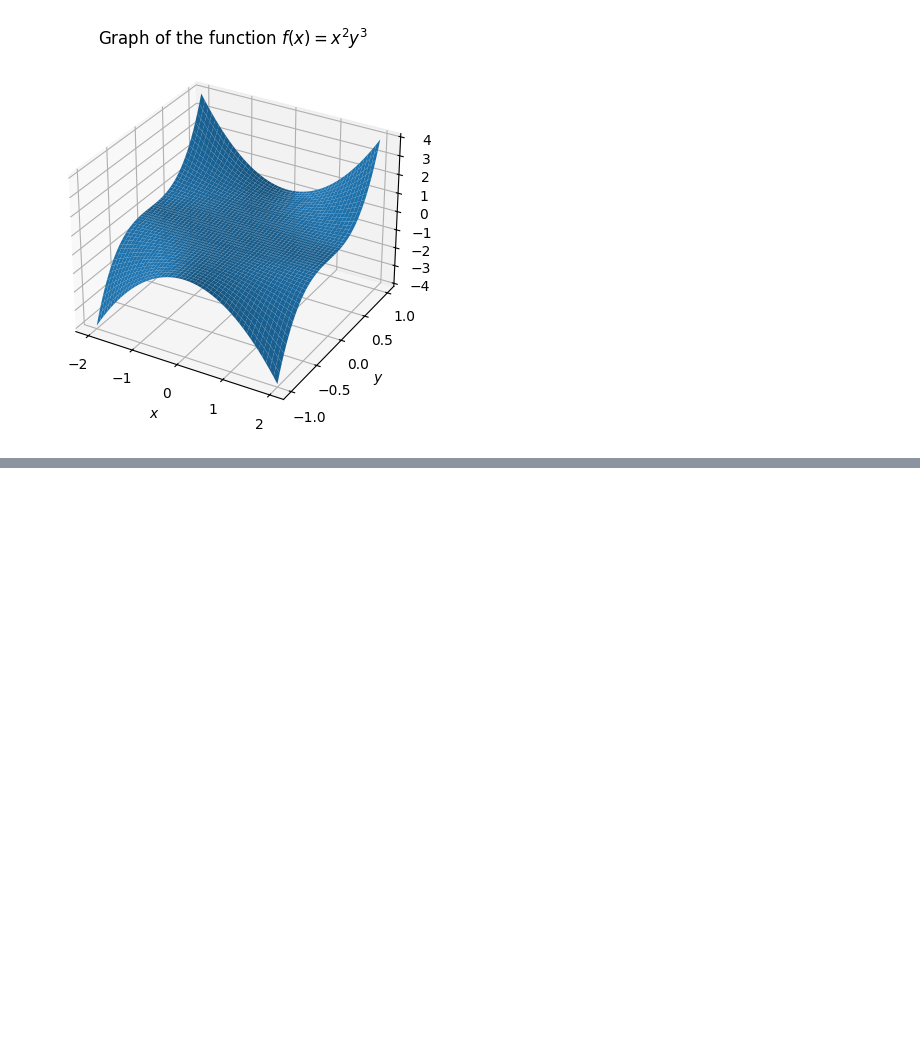
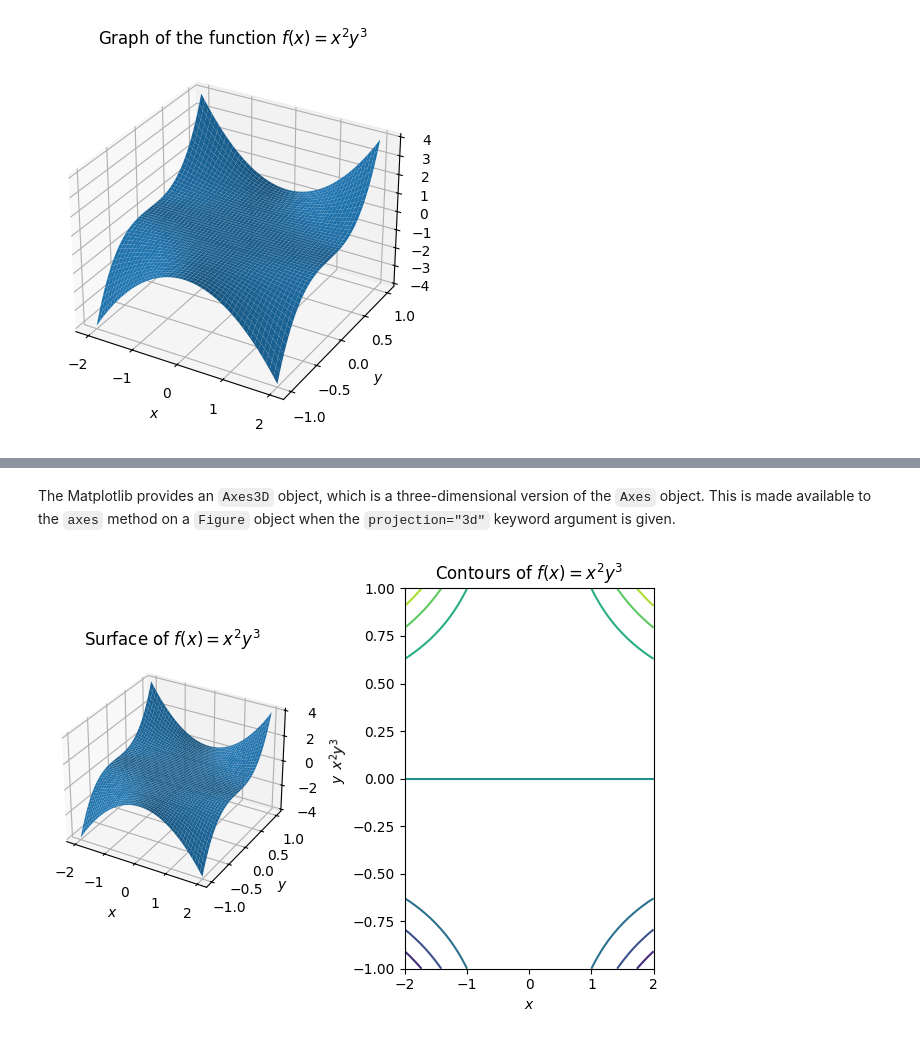
Before and after one commit to toshiro-en-miyamoto/math2, a Jupyter notebook: jupyter/samMorley/ch02_plotting.ipynb, the cells around one changed output, grey strips where cells are left out. Saved outputs shown, nothing was run; the diff lists cells and outputs as text; code cells hidden in the pictures; blank space fills up the shorter version.

```diff
--- a/jupyter/samMorley/ch02_plotting.ipynb
+++ b/jupyter/samMorley/ch02_plotting.ipynb
@@ -354,0 +368,19 @@ ax.set_title(r"Graph of the function $f(x) = x^2 y^3$");
+# %% [markdown]
+The Matplotlib provides an `Axes3D` object, which is a three-dimensional version of the `Axes` object. This is made available to the `axes` method on a `Figure` object when the `projection="3d"` keyword argument is given.
+# %%
+fig = plt.figure(tight_layout=True)
+
+ax1 = fig.add_subplot(1, 2, 1, projection="3d")
+ax1.set_title(r"Surface of $f(x) = x^2 y^3$")
+ax1.plot_surface(x, y, z)
+ax1.set_xlabel(r"$x$")
+ax1.set_ylabel(r"$y$")
+ax1.set_zlabel(r"$x^2 y^3$")
+
+ax2 = fig.add_subplot(1, 2, 2)
+ax2.contour(x, y, z)
+ax2.set_title(r"Contours of $f(x) = x^2 y^3$")
+ax2.set_xlabel(r"$x$")
+ax2.set_ylabel(r"$y$");
+# %% [output]
+[figure, added]
```
Also changed, not shown: parts of 6 cells of this notebook, 1 other file.
